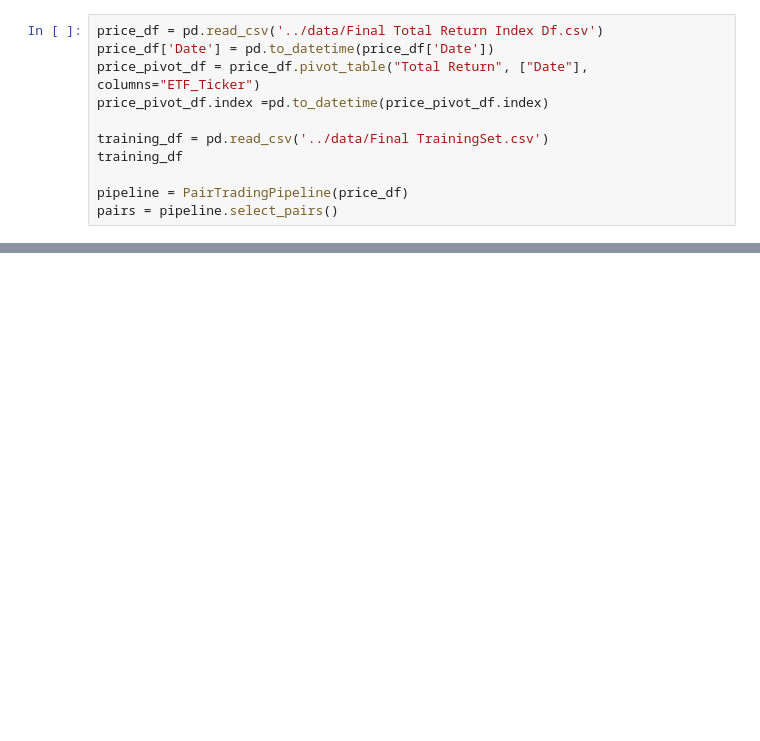
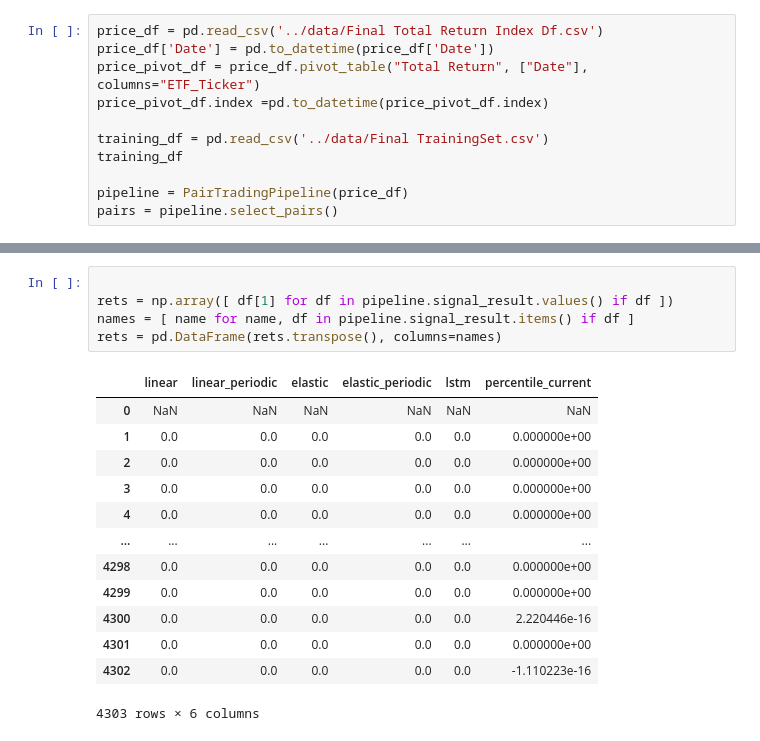
Before and after one commit to DerrickXZY/IAQF_Competition, a Jupyter notebook: pipeline/pipeline.ipynb, the cells around one changed output, grey strips where cells are left out. Drawn from its saved outputs; the diff is of its cells as text; blank space fills up the shorter version.

```diff
--- a/pipeline/pipeline.ipynb
+++ b/pipeline/pipeline.ipynb
@@ -610,3 +637,22 @@ port_df, daily_ret_df, per_period_ret_df = show_port_results(pair_trade_df, trad
 [figure]
 [figure]
 [figure]
+# %%
+
+rets = np.array([ df[1] for df in pipeline.signal_result.values() if df ])
+names = [ name for name, df in pipeline.signal_result.items() if df ]
+rets = pd.DataFrame(rets.transpose(), columns=names)
+# %% [output]
+|  | linear | linear_periodic | elastic | elastic_periodic | lstm | percentile_current |
+| 0 | NaN | NaN | NaN | NaN | NaN | NaN |
+| 1 | 0.0 | 0.0 | 0.0 | 0.0 | 0.0 | 0.000000e+00 |
+| 2 | 0.0 | 0.0 | 0.0 | 0.0 | 0.0 | 0.000000e+00 |
+| 3 | 0.0 | 0.0 | 0.0 | 0.0 | 0.0 | 0.000000e+00 |
+| 4 | 0.0 | 0.0 | 0.0 | 0.0 | 0.0 | 0.000000e+00 |
+| ... | ... | ... | ... | ... | ... | ... |
+| 4298 | 0.0 | 0.0 | 0.0 | 0.0 | 0.0 | 0.000000e+00 |
+| 4299 | 0.0 | 0.0 | 0.0 | 0.0 | 0.0 | 0.000000e+00 |
+| 4300 | 0.0 | 0.0 | 0.0 | 0.0 | 0.0 | 2.220446e-16 |
+| 4301 | 0.0 | 0.0 | 0.0 | 0.0 | 0.0 | 0.000000e+00 |
+| 4302 | 0.0 | 0.0 | 0.0 | 0.0 | 0.0 | -1.110223e-16 |
+4303 rows × 6 columns
```
Also changed, not shown: parts of 40 cells of this notebook, 2 other files.
